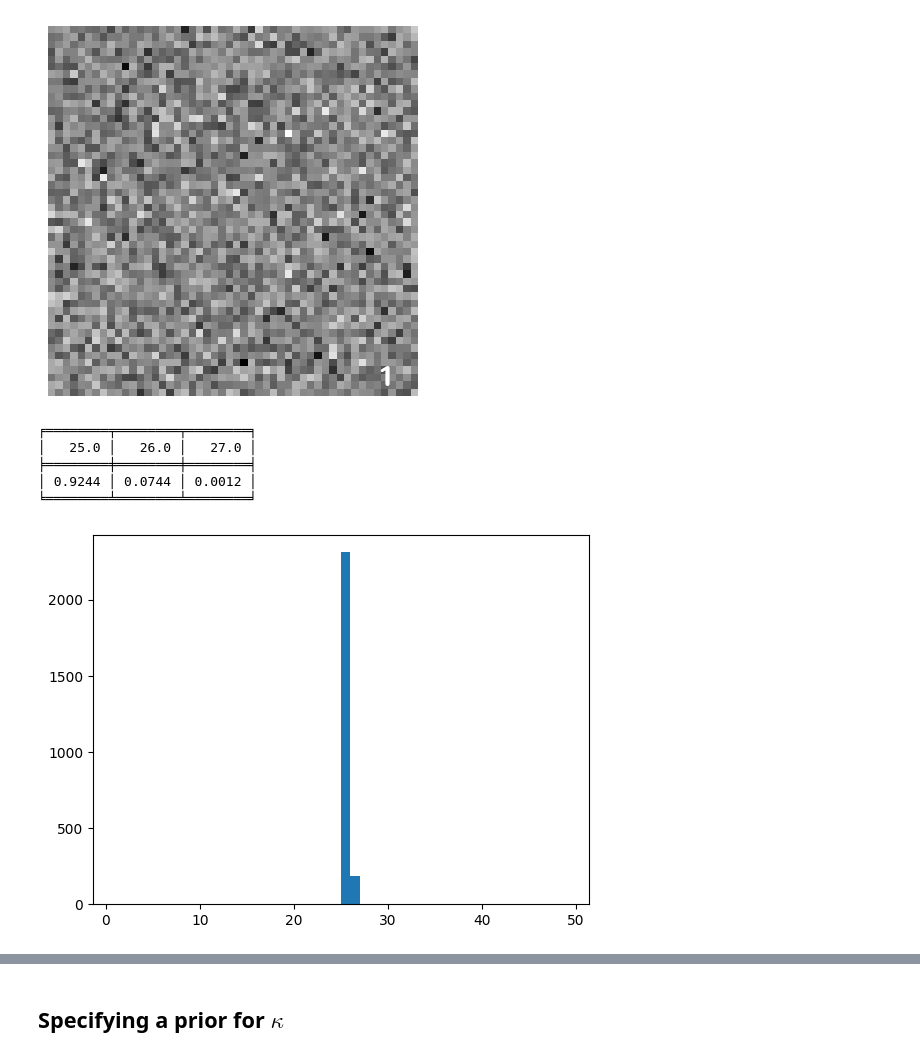
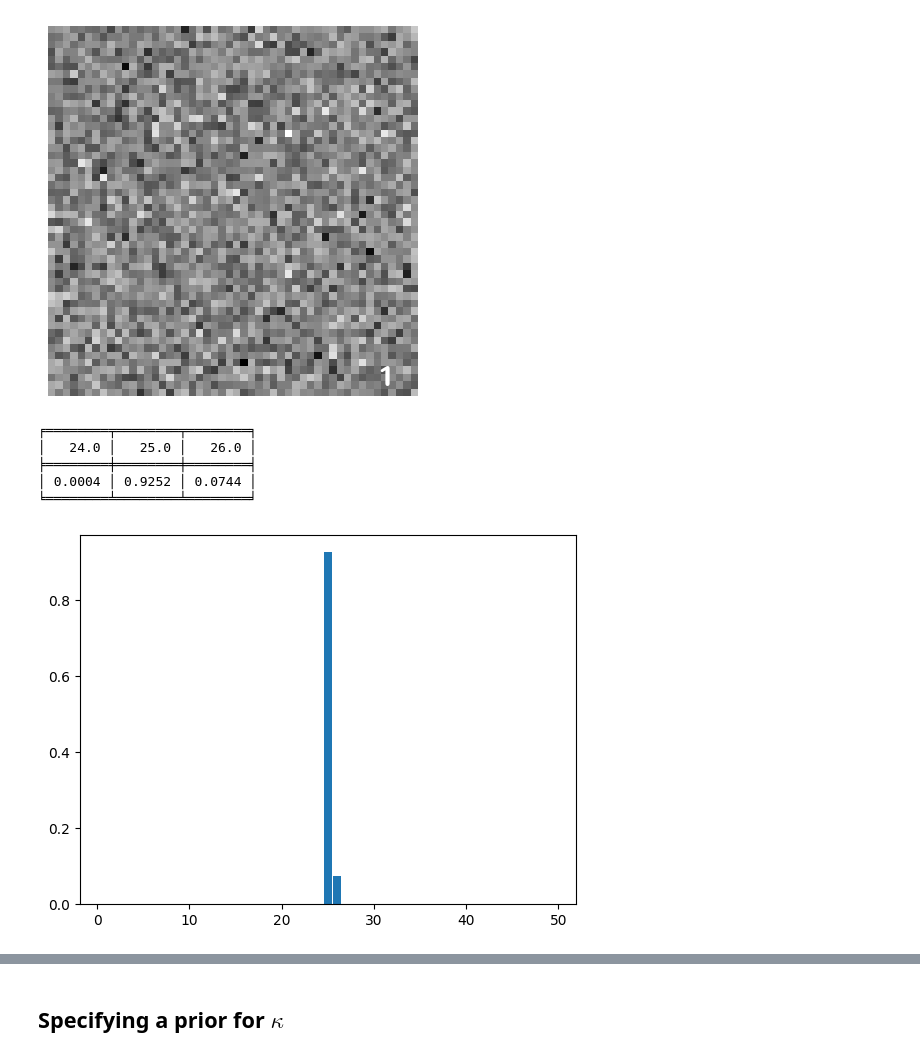
Before and after one commit to manilasoldier/bclr, a Jupyter notebook: bclr_examples.ipynb, the cells around one changed output, grey strips where cells are left out. Drawn from its saved outputs; the diff is of its cells as text; code cells hidden in the pictures.

```diff
--- a/bclr_examples.ipynb
+++ b/bclr_examples.ipynb
@@ -73,16 +73,16 @@ np.random.seed(3094420) #Try out a few values here...
 exp1_vid1_TDAbclr = bclr.BayesCC(exp1_vid1_TDA.to_numpy(), prior_mean=prior_mean, prior_cov=prior_cov,
                               n_iter=5000, scaled=True) #data already standardized...
 exp1_vid1_TDAbclr.fit()
-# %%
-exp1_vid1_TDAbclr.transform()
-hist = plt.hist(exp1_vid1_TDAbclr.post_k, bins=np.arange(1, 50))
-# %% [output]
-╒════════╤════════╤════════╕
-│   25.0 │   26.0 │   27.0 │
-╞════════╪════════╪════════╡
-│ 0.9244 │ 0.0744 │ 0.0012 │
-╘════════╧════════╧════════╛
-[figure, removed]
+# %%
+exp1_vid1_TDAbclr.transform()
+exp1_vid1_TDAbclr.plot_k()
+# %% [output]
+╒════════╤════════╤════════╕
+│   24.0 │   25.0 │   26.0 │
+╞════════╪════════╪════════╡
+│ 0.0004 │ 0.9252 │ 0.0744 │
+╘════════╧════════╧════════╛
+[figure, added]
 # %%
 exp1_vid1_PCA = pd.read_csv("experiments/NoiseDataNormalizedPCA.csv", index_col=0)
 # %%
```
Also changed, not shown: parts of 3 cells of this notebook, 5 other files.
